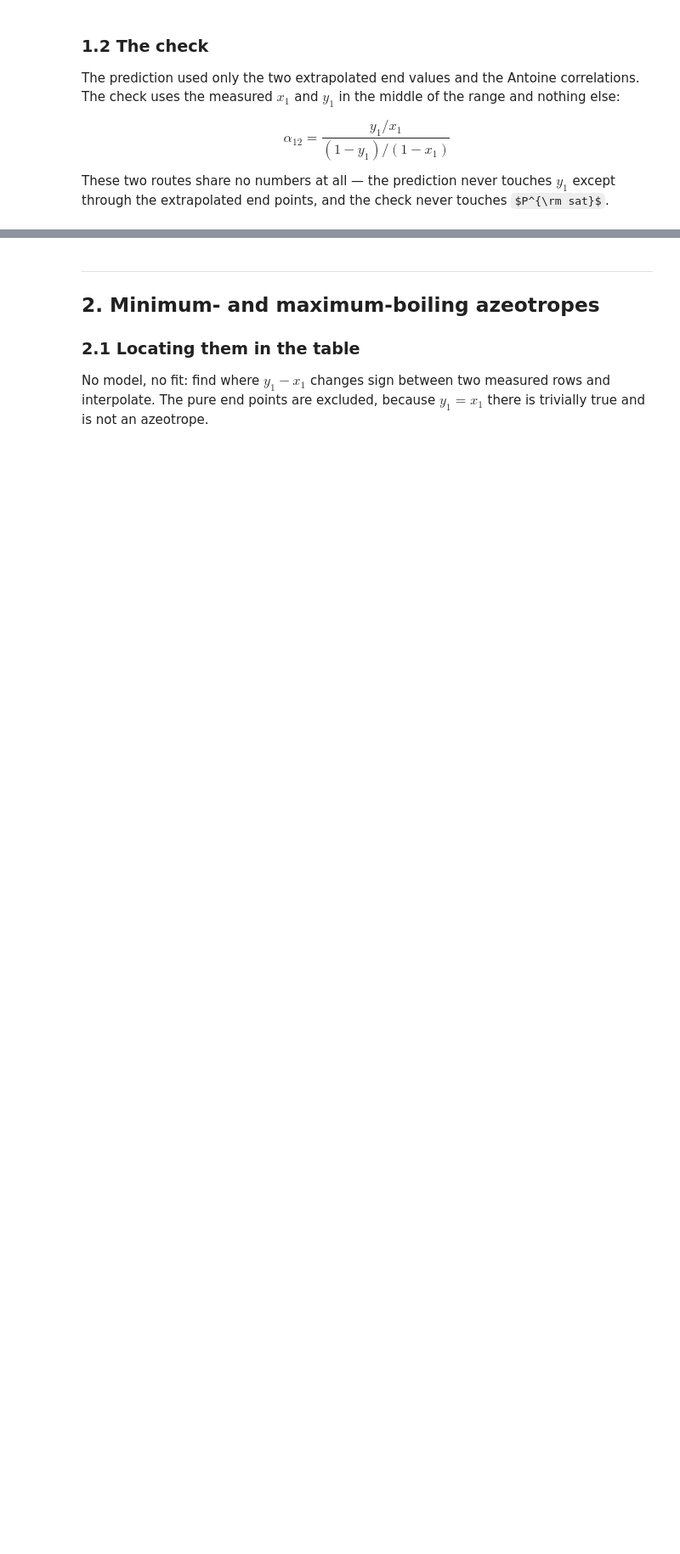
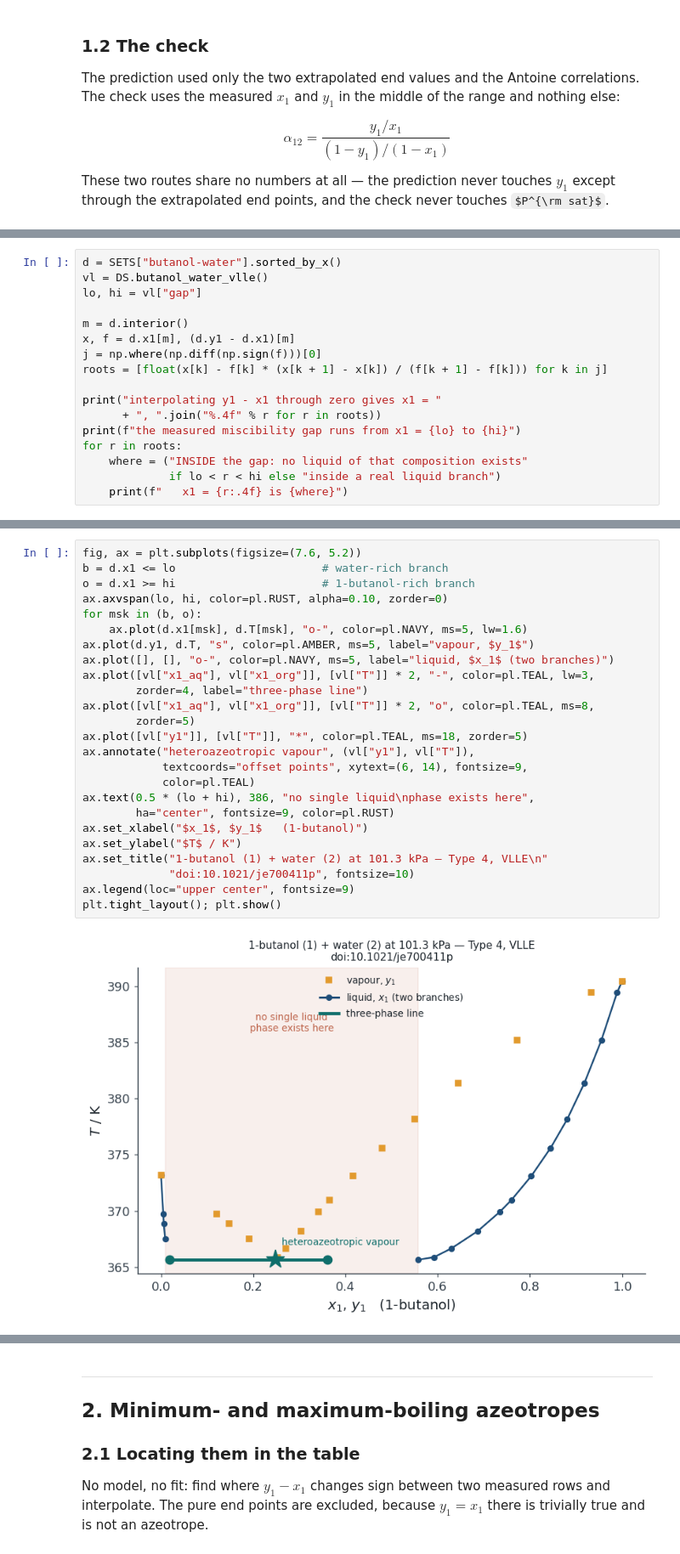
Before and after one commit to soorathep/Test, a Jupyter notebook: teaching/2105603/files/M4B_VLE_case_study.ipynb, the cells around one changed output, grey strips where cells are left out. Shown at 85% size. Saved outputs shown, nothing was run; the diff lists cells and outputs as text; some formulas as TeX source; blank space fills up the shorter version.

```diff
--- a/teaching/2105603/files/M4B_VLE_case_study.ipynb
+++ b/teaching/2105603/files/M4B_VLE_case_study.ipynb
@@ -307,0 +440,17 @@ case. Which of the five predictions above would you be prepared to defend?
+# %%
+d = SETS["butanol-water"].sorted_by_x()
+vl = DS.butanol_water_vlle()
+lo, hi = vl["gap"]
+
+m = d.interior()
+x, f = d.x1[m], (d.y1 - d.x1)[m]
+j = np.where(np.diff(np.sign(f)))[0]
+roots = [float(x[k] - f[k] * (x[k + 1] - x[k]) / (f[k + 1] - f[k])) for k in j]
+
+print("interpolating y1 - x1 through zero gives x1 = "
+      + ", ".join("%.4f" % r for r in roots))
+print(f"the measured miscibility gap runs from x1 = {lo} to {hi}")
+for r in roots:
+    where = ("INSIDE the gap: no liquid of that composition exists"
+             if lo < r < hi else "inside a real liquid branch")
+    print(f"   x1 = {r:.4f} is {where}")
@@ -307,0 +487,27 @@ case. Which of the five predictions above would you be prepared to defend?
+# %%
+fig, ax = plt.subplots(figsize=(7.6, 5.2))
+b = d.x1 <= lo                      # water-rich branch
+o = d.x1 >= hi                      # 1-butanol-rich branch
+ax.axvspan(lo, hi, color=pl.RUST, alpha=0.10, zorder=0)
+for msk in (b, o):
+    ax.plot(d.x1[msk], d.T[msk], "o-", color=pl.NAVY, ms=5, lw=1.6)
+ax.plot(d.y1, d.T, "s", color=pl.AMBER, ms=5, label="vapour, $y_1$")
+ax.plot([], [], "o-", color=pl.NAVY, ms=5, label="liquid, $x_1$ (two branches)")
+ax.plot([vl["x1_aq"], vl["x1_org"]], [vl["T"]] * 2, "-", color=pl.TEAL, lw=3,
+        zorder=4, label="three-phase line")
+ax.plot([vl["x1_aq"], vl["x1_org"]], [vl["T"]] * 2, "o", color=pl.TEAL, ms=8,
+        zorder=5)
+ax.plot([vl["y1"]], [vl["T"]], "*", color=pl.TEAL, ms=18, zorder=5)
+ax.annotate("heteroazeotropic vapour", (vl["y1"], vl["T"]),
+            textcoords="offset points", xytext=(6, 14), fontsize=9,
+            color=pl.TEAL)
+ax.text(0.5 * (lo + hi), 386, "no single liquid\nphase exists here",
+        ha="center", fontsize=9, color=pl.RUST)
+ax.set_xlabel("$x_1$, $y_1$   (1-butanol)")
+ax.set_ylabel("$T$ / K")
+ax.set_title("1-butanol (1) + water (2) at 101.3 kPa — Type 4, VLLE\n"
+             "doi:10.1021/je700411p", fontsize=10)
+ax.legend(loc="upper center", fontsize=9)
+plt.tight_layout(); plt.show()
+# %% [output]
+[figure, added]
```
Also changed, not shown: parts of 22 cells of this notebook, 39 other files.
